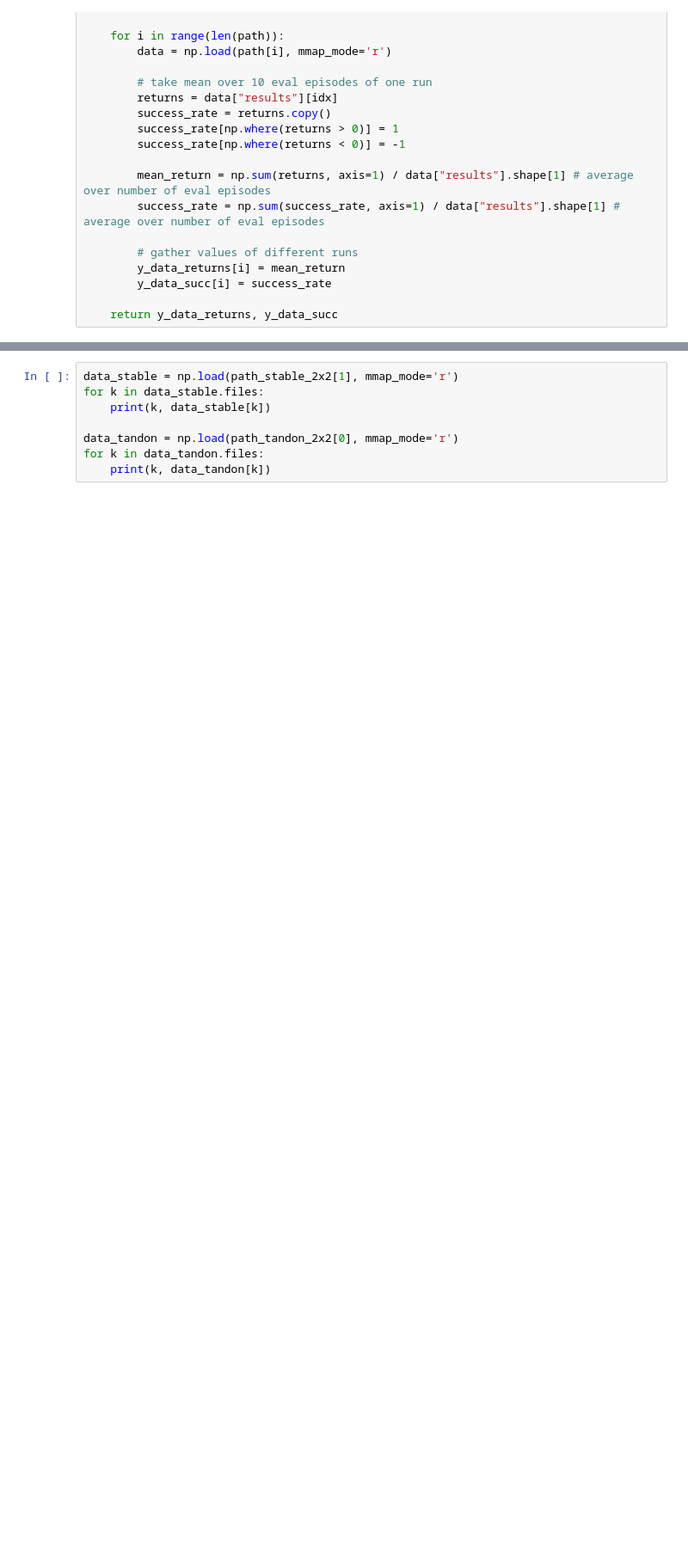
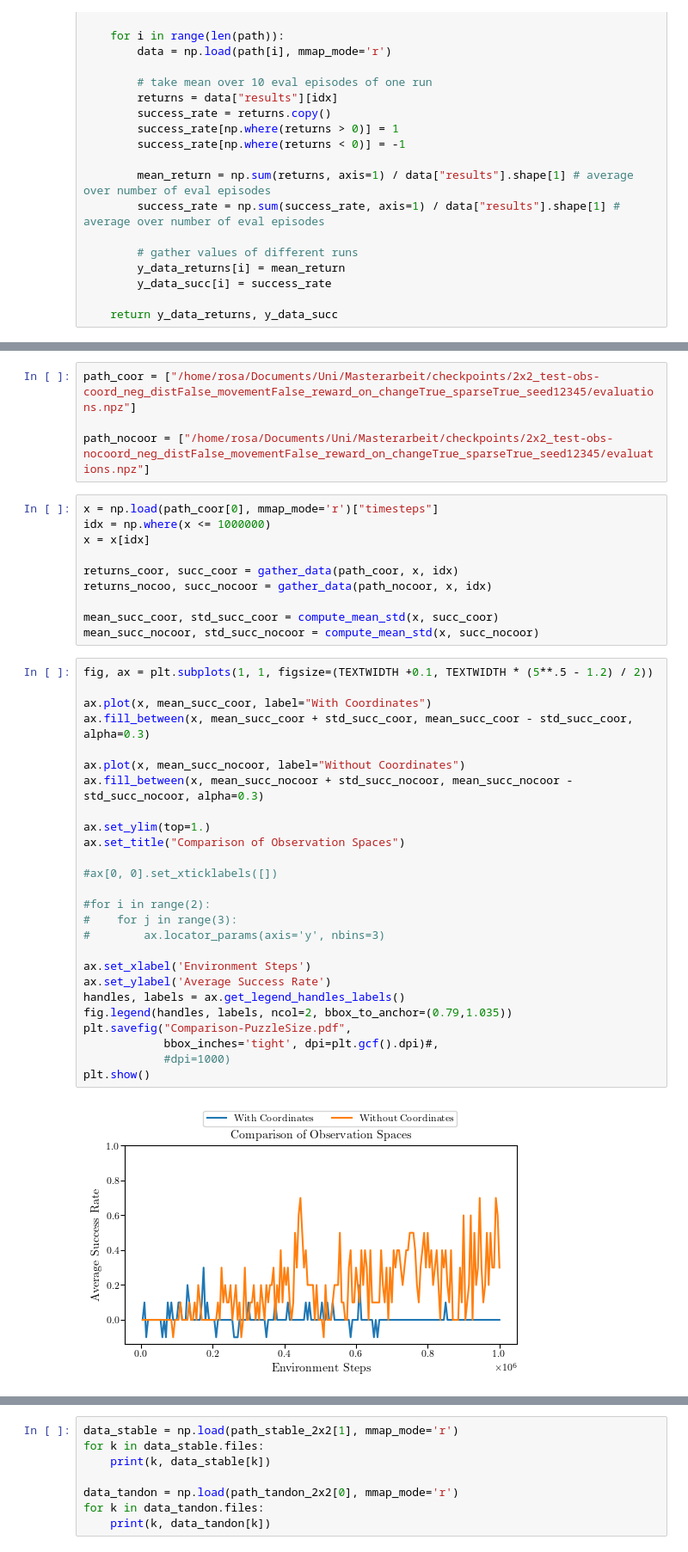
Before and after one commit to rosa-wolf/Multi-Phase-Skill-Learning-SlidingPuzzle, a Jupyter notebook: eval_data.ipynb, the cells around one changed output, grey strips where cells are left out. Shown at 86% size. Saved outputs shown, nothing was run; the diff lists cells and outputs as text; blank space fills up the shorter version.

```diff
--- a/eval_data.ipynb
+++ b/eval_data.ipynb
@@ -72,0 +145,42 @@ def gather_data(path, x, idx):
+# %%
+path_coor = ["/home/rosa/Documents/Uni/Masterarbeit/checkpoints/2x2_test-obs-coord_neg_distFalse_movementFalse_reward_on_changeTrue_sparseTrue_seed12345/evaluations.npz"]
+
+path_nocoor = ["/home/rosa/Documents/Uni/Masterarbeit/checkpoints/2x2_test-obs-nocoord_neg_distFalse_movementFalse_reward_on_changeTrue_sparseTrue_seed12345/evaluations.npz"]
+# %%
+x = np.load(path_coor[0], mmap_mode='r')["timesteps"]
+idx = np.where(x <= 1000000)
+x = x[idx]
+
+returns_coor, succ_coor = gather_data(path_coor, x, idx)
+returns_nocoo, succ_nocoor = gather_data(path_nocoor, x, idx)
+
+mean_succ_coor, std_succ_coor = compute_mean_std(x, succ_coor)
+mean_succ_nocoor, std_succ_nocoor = compute_mean_std(x, succ_nocoor)
+# %%
+fig, ax = plt.subplots(1, 1, figsize=(TEXTWIDTH +0.1, TEXTWIDTH * (5**.5 - 1.2) / 2))
+
+ax.plot(x, mean_succ_coor, label="With Coordinates")
+ax.fill_between(x, mean_succ_coor + std_succ_coor, mean_succ_coor - std_succ_coor, alpha=0.3)
+
+ax.plot(x, mean_succ_nocoor, label="Without Coordinates")
+ax.fill_between(x, mean_succ_nocoor + std_succ_nocoor, mean_succ_nocoor - std_succ_nocoor, alpha=0.3)
+
+ax.set_ylim(top=1.)
+ax.set_title("Comparison of Observation Spaces")
+
+#ax[0, 0].set_xticklabels([])
+
+#for i in range(2):
+#    for j in range(3):
+#        ax.locator_params(axis='y', nbins=3)
+
+ax.set_xlabel('Environment Steps')
+ax.set_ylabel('Average Success Rate')
+handles, labels = ax.get_legend_handles_labels()
+fig.legend(handles, labels, ncol=2, bbox_to_anchor=(0.79,1.035))
+plt.savefig("Comparison-PuzzleSize.pdf",
+            bbox_inches='tight', dpi=plt.gcf().dpi)#,
+            #dpi=1000)
+plt.show()
+# %% [output]
+[figure, added]
```
Also changed, not shown: parts of 14 cells of this notebook, 12 other files.
